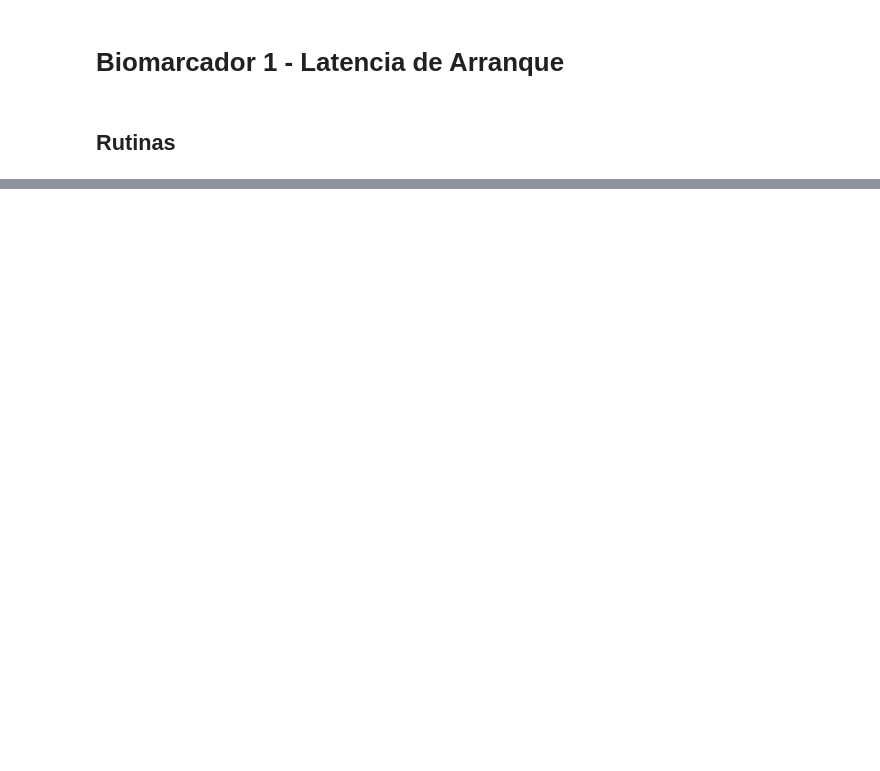
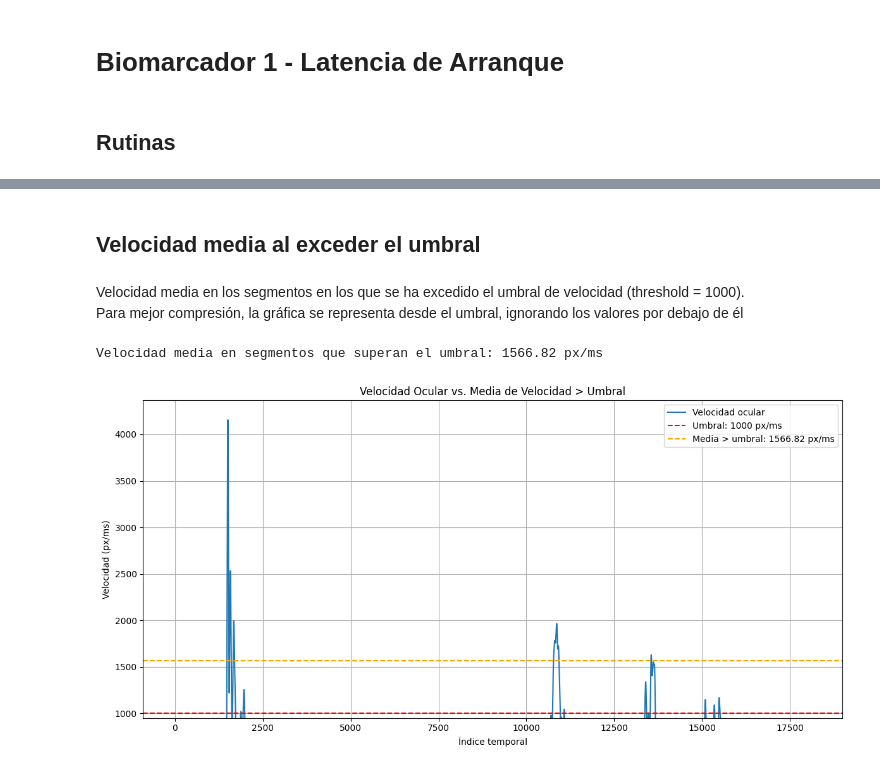
Before and after one commit to abarrio12/eogtouch, a Jupyter notebook: notebooks/01 - Start Latency.ipynb, the cells around one changed output, grey strips where cells are left out. Saved outputs shown, nothing was run; the diff lists cells and outputs as text; code cells hidden in the pictures; blank space fills up the shorter version.

```diff
--- a/notebooks/01 - Start Latency.ipynb
+++ b/notebooks/01 - Start Latency.ipynb
@@ -136,3 +185,41 @@ rellenado[40:60]
 | 57 | 1746616977443 | 0 | 0 | 16777215 | 1011 | 443 | 0 |
 | 58 | 1746616977444 | 0 | 0 | 16777215 | 1011 | 443 | 0 |
 | 59 | 1746616977445 | 0 | 0 | 16777215 | 1011 | 443 | 0 |
+# %% [markdown]
+## Velocidad media al exceder el umbral
+# %% [markdown]
+Velocidad media en los segmentos en los que se ha excedido el umbral de velocidad (threshold = 1000).
+Para mejor compresión, la gráfica se representa desde el umbral, ignorando los valores por debajo de él
+# %%
+# Calcular media de velocidad solo cuando se supera el umbral
+vel_superior_umbral = vel[vel > THRESHOLD]
+media_vel_superior = np.mean(vel_superior_umbral)
+print(f"Velocidad media en segmentos que superan el umbral: {media_vel_superior:.2f} px/ms")
+
+# --- Plot comparativo
+plt.figure(figsize=(12, 6))
+
+# Señal de velocidad ocular
+plt.plot(vel[START:END], label="Velocidad ocular")
+
+# Umbral
+plt.axhline(THRESHOLD, color="red", linestyle="--", label=f"Umbral: {THRESHOLD} px/ms")
+
+# Media sobre los segmentos por encima del umbral
+plt.axhline(media_vel_superior, color="orange", linestyle="--", linewidth=1.5,
+            label=f"Media > umbral: {media_vel_superior:.2f} px/ms")
+
+# Solo mostrar desde justo debajo del umbral hasta el valor máximo
+plt.ylim(THRESHOLD * 0.95, np.max(vel) * 1.05)
+
+# Etiquetas y formato
+plt.title("Velocidad Ocular vs. Media de Velocidad > Umbral")
+plt.xlabel("Índice temporal")
+plt.ylabel("Velocidad (px/ms)")
+plt.legend(loc="upper right")
+plt.grid(True)
+plt.tight_layout()
+plt.show()
+# %% [output]
+Velocidad media en segmentos que superan el umbral: 1566.82 px/ms
+[figure, added]
```
Also changed, not shown: parts of 8 cells of this notebook, 2 other files.
